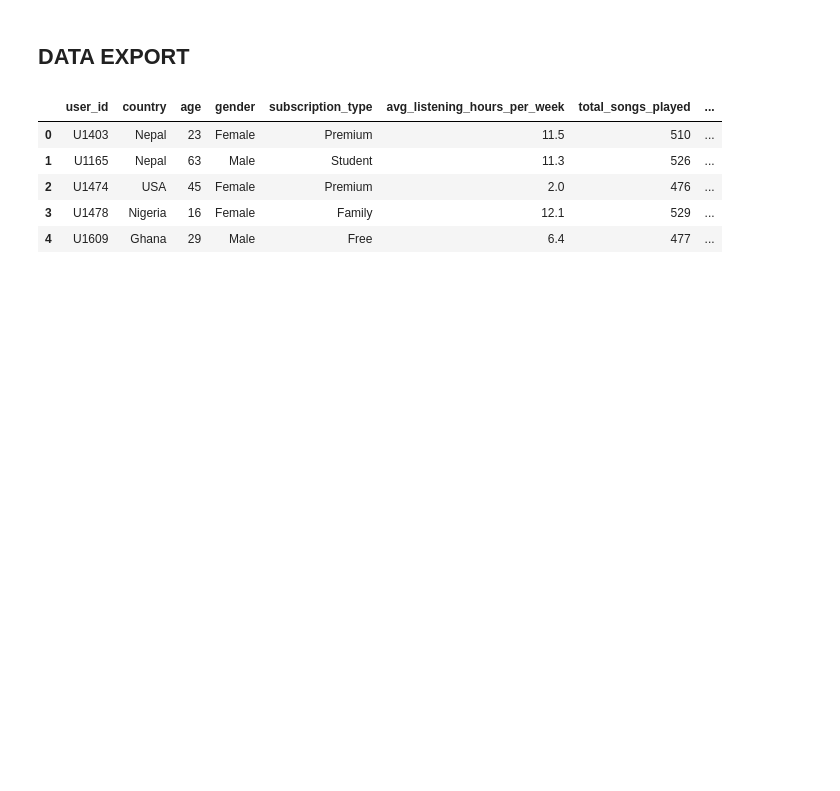
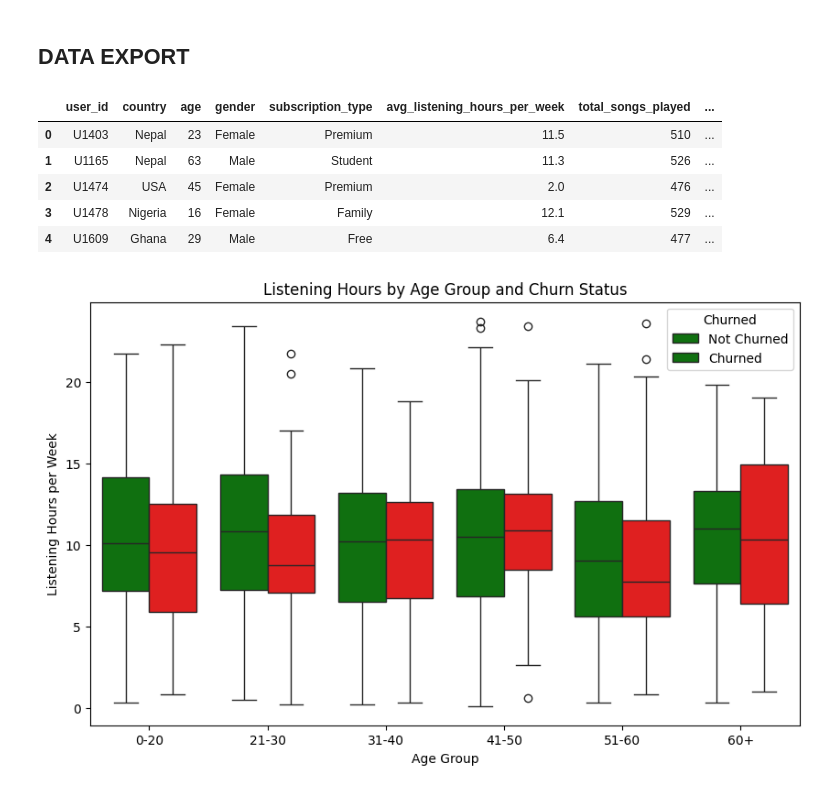
Before and after one commit to ice-alt/PortfolioProjects, a Jupyter notebook: DataWave Music/DataWave_Music_Analysis.ipynb, the cells around one changed output. Drawn from its saved outputs; the diff is of its cells as text; code cells hidden in the pictures; blank space fills up the shorter version.

Commit message:
data analysis again

```diff
--- a/DataWave Music/DataWave_Music_Analysis.ipynb
+++ b/DataWave Music/DataWave_Music_Analysis.ipynb
@@ -1307,3 +1325,23 @@ columns_to_export = ['user_id', 'country', 'age', 'gender', 'subscription_type',
 new_cleaned_df = cleaned_datawave_df[columns_to_export]
 # %%
 new_cleaned_df.to_csv('cleaned_datawave_music_sprint_dataset.csv', index=False)
+# %%
+
+
+plt.figure(figsize=(10,6))
+
+sns.boxplot(
+    x='age_group',
+    y='avg_listening_hours_per_week',
+    hue='churned',
+    data=cleaned_datawave_df,
+    palette={0:'green', 1:'red'}
+)
+
+plt.xlabel("Age Group")
+plt.ylabel("Listening Hours per Week")
+plt.title("Listening Hours by Age Group and Churn Status")
+plt.legend(title="Churned", labels=["Not Churned", "Churned"])
+plt.show()
+# %% [output]
+[figure, added]
```
Also changed, not shown: parts of 8 cells of this notebook.
